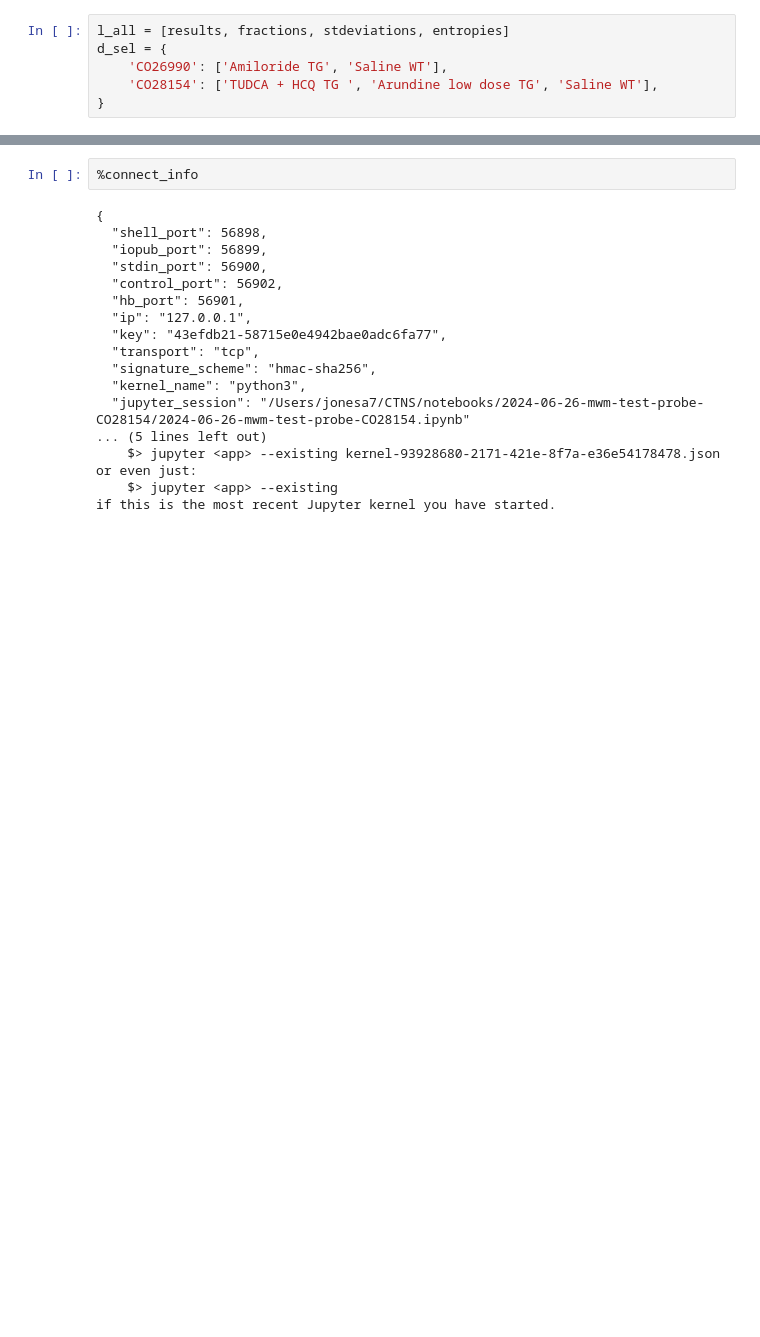
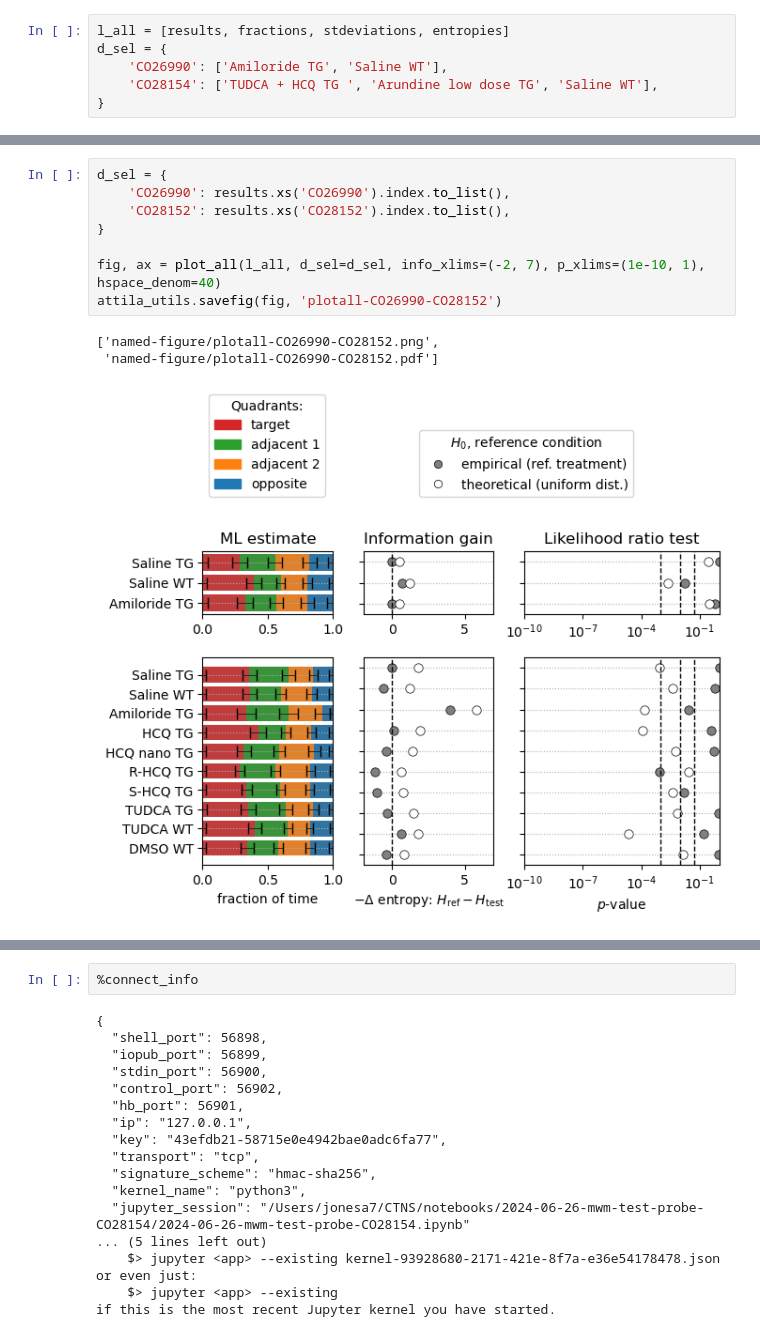
Before and after one commit to attilagk/CTNS-notebook, a Jupyter notebook: 2024-06-26-mwm-test-probe-CO28154/2024-06-26-mwm-test-probe-CO28154.ipynb, the cells around one changed output, grey strips where cells are left out. Cells and saved outputs as stored; diff of their text form; blank space fills up the shorter version.

```diff
--- a/2024-06-26-mwm-test-probe-CO28154/2024-06-26-mwm-test-probe-CO28154.ipynb
+++ b/2024-06-26-mwm-test-probe-CO28154/2024-06-26-mwm-test-probe-CO28154.ipynb
@@ -606,3 +611,15 @@ attila_utils.savefig(fig, 'plotall-all')
 # %% [output]
 ['named-figure/plotall-all.png', 'named-figure/plotall-all.pdf']
 [figure]
+# %%
+d_sel = {
+    'CO26990': results.xs('CO26990').index.to_list(),
+    'CO28152': results.xs('CO28152').index.to_list(),
+}
+
+fig, ax = plot_all(l_all, d_sel=d_sel, info_xlims=(-2, 7), p_xlims=(1e-10, 1), hspace_denom=40)
+attila_utils.savefig(fig, 'plotall-CO26990-CO28152')
+# %% [output]
+['named-figure/plotall-CO26990-CO28152.png',
+ 'named-figure/plotall-CO26990-CO28152.pdf']
+[figure, added]
```
Also changed, not shown: parts of 6 cells of this notebook.
